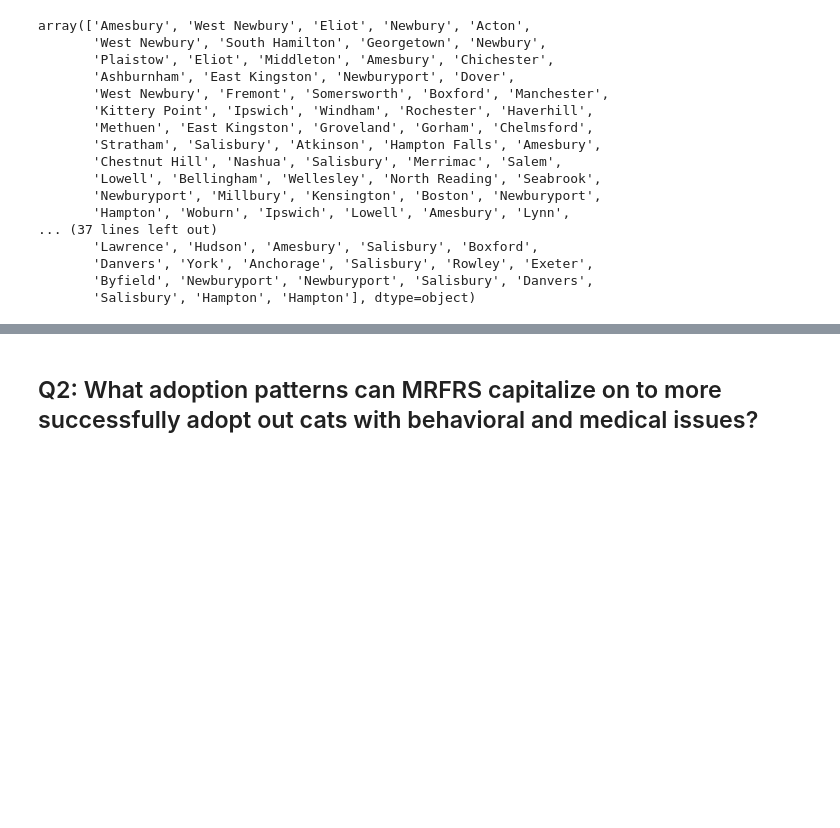
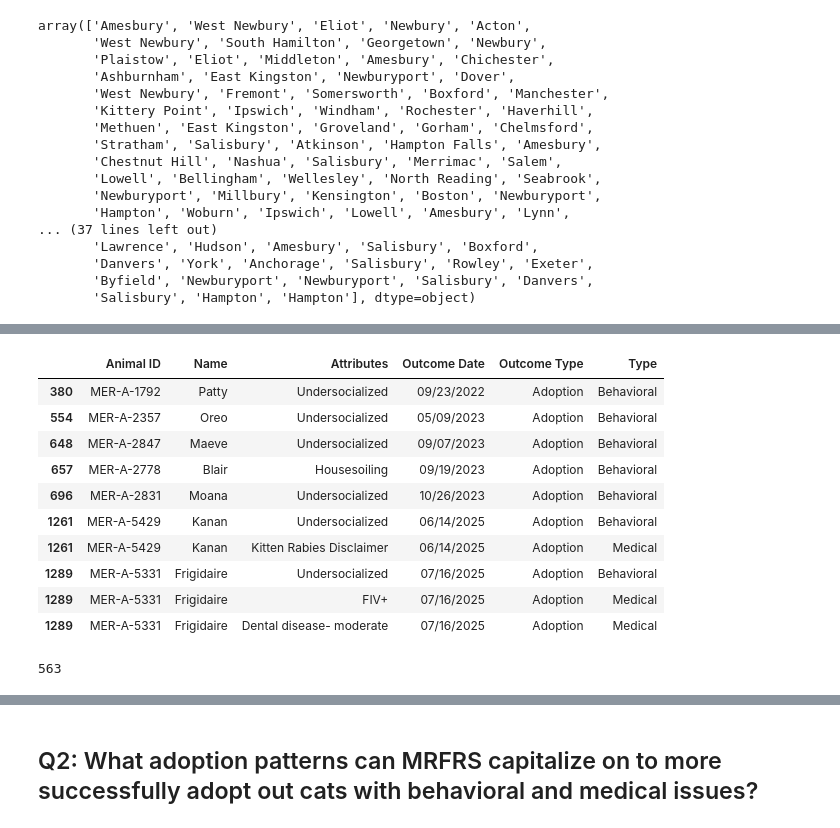
Before and after one commit to nohrg/MRFRS-stats-analysis, a Jupyter notebook: adoption_policy_P2.ipynb, the cells around one changed output, grey strips where cells are left out. Saved outputs shown, nothing was run; the diff lists cells and outputs as text; code cells hidden in the pictures; blank space fills up the shorter version.

```diff
--- a/adoption_policy_P2.ipynb
+++ b/adoption_policy_P2.ipynb
@@ -348,0 +399,13 @@ array(['Amesbury', 'West Newbury', 'Eliot', 'Newbury', 'Acton',
+# %%
+town_dist = dict([(adopt_citystate[i], distances[i]) for i in range(len(distances))])
+# %%
+def dist_from_salisbury(elem):
+    # using the city/state
+    return town_dist[elem]
+
+adoptions["Distance from Shelter"] = adoptions["City and State"].apply(dist_from_salisbury)
+# Saving distances for later so I don't have to recalculate this again.
+# accidentally rerunning everything once was enough of a mistake to make
+adoptions.to_csv(filepath + "adopter_updated.csv")
+# %%
+adoptions.loc[adoptions["City and State"] == "Wilmington, AA", "Distance from Shelter"] = calc_distance("Wilmington, MA", lat_long_shelter)
@@ -348,0 +581,20 @@ array(['Amesbury', 'West Newbury', 'Eliot', 'Newbury', 'Acton',
+# %%
+distant_adopts_cats = adoptions[adoptions["Distance from Shelter"] > 100]["Animal ID"]
+# %%
+hardtoplace[hardtoplace["Animal ID"].isin(distant_adopts_cats)]
+# %% [output]
+|  | Animal ID | Name | Attributes | Outcome Date | Outcome Type | Type |
+| 380 | MER-A-1792 | Patty | Undersocialized | 09/23/2022 | Adoption | Behavioral |
+| 554 | MER-A-2357 | Oreo | Undersocialized | 05/09/2023 | Adoption | Behavioral |
+| 648 | MER-A-2847 | Maeve | Undersocialized | 09/07/2023 | Adoption | Behavioral |
+| 657 | MER-A-2778 | Blair | Housesoiling | 09/19/2023 | Adoption | Behavioral |
+| 696 | MER-A-2831 | Moana | Undersocialized | 10/26/2023 | Adoption | Behavioral |
+| 1261 | MER-A-5429 | Kanan | Undersocialized | 06/14/2025 | Adoption | Behavioral |
+| 1261 | MER-A-5429 | Kanan | Kitten Rabies Disclaimer | 06/14/2025 | Adoption | Medical |
+| 1289 | MER-A-5331 | Frigidaire | Undersocialized | 07/16/2025 | Adoption | Behavioral |
+| 1289 | MER-A-5331 | Frigidaire | FIV+ | 07/16/2025 | Adoption | Medical |
+| 1289 | MER-A-5331 | Frigidaire | Dental disease- moderate | 07/16/2025 | Adoption | Medical |
+# %%
+len(set(applications["City and State"].unique().tolist()))
+# %% [output]
+563
```
Also changed, not shown: parts of 40 cells of this notebook, 5 other files.
